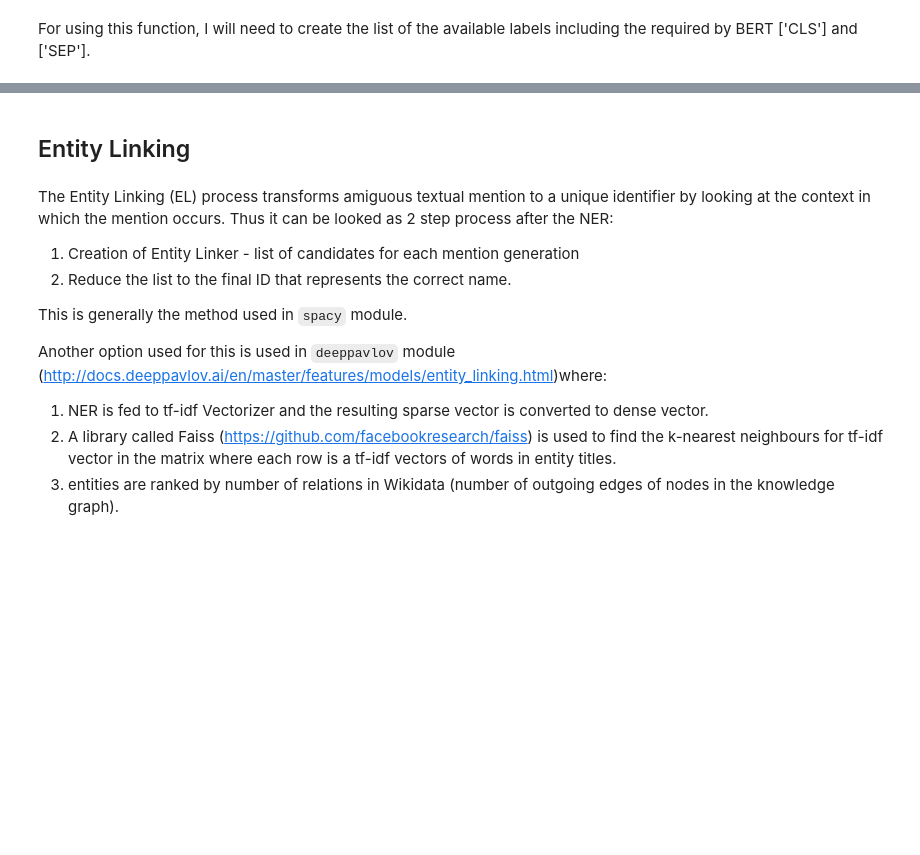
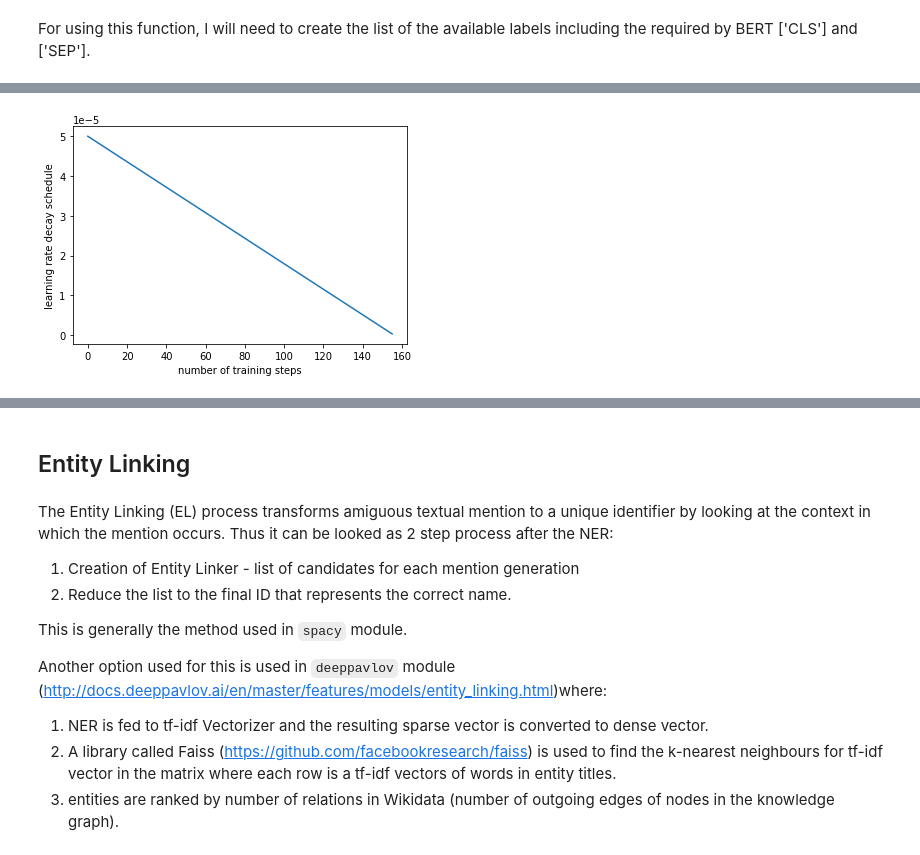
Before and after one commit to Vikadie/AI-repo, a Jupyter notebook: NER_and_Entity_Linking_in_legal_documents_in_Bulgarian_language.ipynb, the cells around one changed output, grey strips where cells are left out. Saved outputs shown, nothing was run; the diff lists cells and outputs as text; code cells hidden in the pictures; blank space fills up the shorter version.

```diff
--- a/NER_and_Entity_Linking_in_legal_documents_in_Bulgarian_language.ipynb
+++ b/NER_and_Entity_Linking_in_legal_documents_in_Bulgarian_language.ipynb
@@ -301,13 +291,14 @@ All these sentences need to be transformed in features that BERT understands usi
 class InputFeatures:
     """A single set of features of data."""
 
-    def __init__(self, input_ids, input_mask, segment_ids, label_id, valid_ids=None, label_mask=None):
-        self.input_ids = input_ids
-        self.input_mask = input_mask
-        self.segment_ids = segment_ids
-        self.label_id = label_id
-        self.valid_ids = valid_ids
-        self.label_mask = label_mask
+    def __init__(self, ntokens, input_ids, input_mask, segment_ids, label_id, valid_ids=None, label_mask=None):
+      self.ntokens = ntokens  # only for representatinal purpose
+      self.input_ids = input_ids  # encoded words
+      self.input_mask = input_mask  # mask indicating padding or not
+      self.segment_ids = segment_ids
+      self.label_id = label_id  # encoded label
+      self.valid_ids = valid_ids  # when the word is split to subwords, it indicates only the first id as valid '1', next subwords as '0'
+      self.label_mask = label_mask  # mask indicating padding or not
 # %%
 def convert_examples_to_features(examples, label_list, max_seq_length, tokenizer):
     """Loads a data file into a list of `InputFeatures`s."""
@@ -438,0 +653,12 @@ label_mask = [True, True, True, True, True, True, True, True, True, True, True,
+# %%
+# set_up steps
+
+train_data_size = len(val_features)
+
+steps_per_epoch = int(train_data_size / BATCH_SIZE)
+
+num_train_steps = steps_per_epoch * EPOCHS
+
+warmup_steps = int(WARM_UP_PROPORTION * num_train_steps)
+
+print(warmup_steps)
@@ -438,0 +671,11 @@ label_mask = [True, True, True, True, True, True, True, True, True, True, True,
+# %%
+decay_schedule  = tf.keras.optimizers.schedules.PolynomialDecay(initial_learning_rate=LEARNING_RATE,
+                                                                 decay_steps=num_train_steps,
+                                                                 end_learning_rate=0.0)
+
+plt.plot([decay_schedule(n) for n in range(num_train_steps)])
+plt.xlabel('number of training steps')
+plt.ylabel('learning rate decay schedule')
+plt.show()
+# %% [output]
+[figure, added]
```
Also changed, not shown: parts of 62 cells of this notebook.
